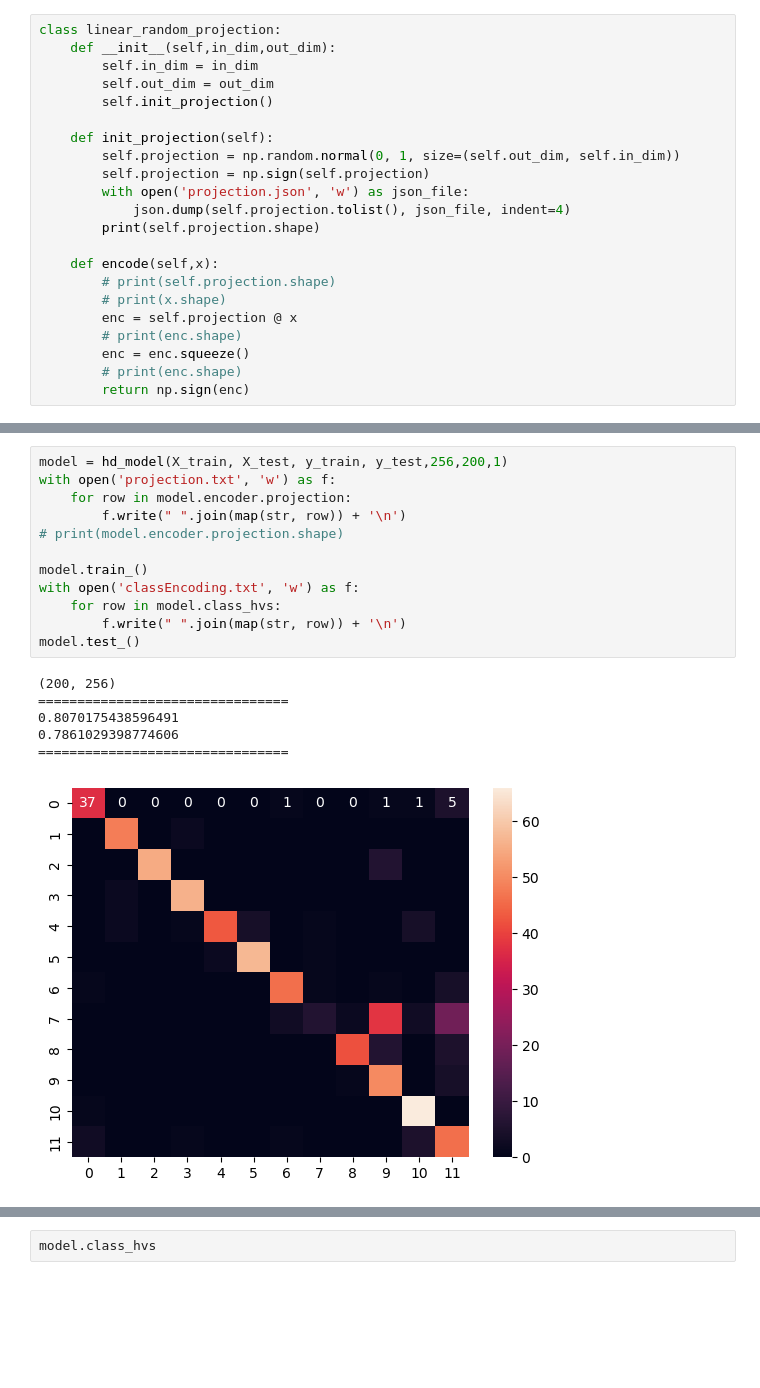
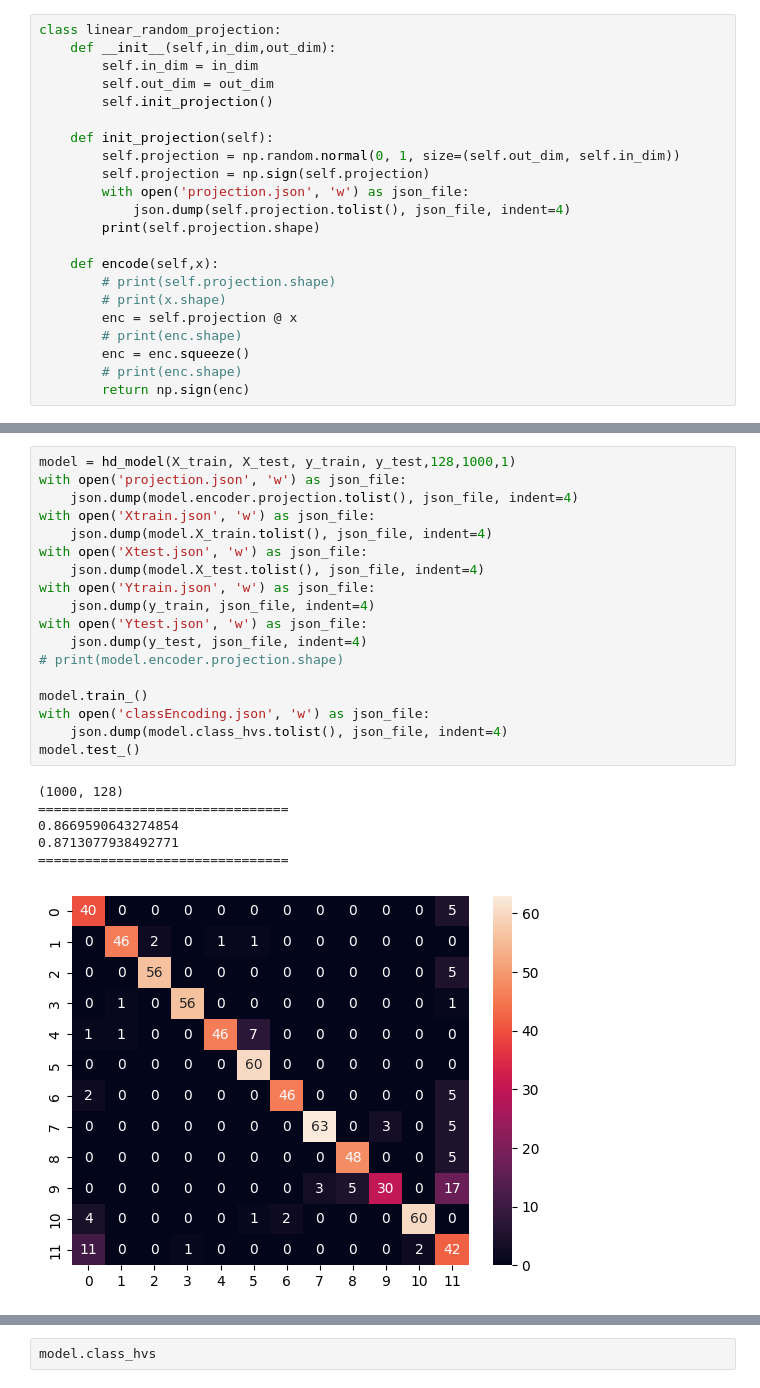
Before and after one commit to RunnnnWang/mbed-HD, a Jupyter notebook: random.ipynb, the cells around one changed output, grey strips where cells are left out. Saved outputs shown, nothing was run; the diff lists cells and outputs as text; blank space fills up the shorter version.

```diff
--- a/random.ipynb
+++ b/random.ipynb
@@ -223,25 +223,31 @@ class hd_model:
                     self.class_hvs[pred] -= enc
                     count += 1
             # print(count)
-# %%
-model = hd_model(X_train, X_test, y_train, y_test,256,200,1)
-with open('projection.txt', 'w') as f:
-    for row in model.encoder.projection:
-        f.write(" ".join(map(str, row)) + '\n')
-# print(model.encoder.projection.shape)
-
-model.train_()
-with open('classEncoding.txt', 'w') as f:
-    for row in model.class_hvs:
-        f.write(" ".join(map(str, row)) + '\n')
-model.test_()
-# %% [output]
-(200, 256)
-================================
-0.8070175438596491
-0.7861029398774606
-================================
-[figure, removed]
+# %%
+model = hd_model(X_train, X_test, y_train, y_test,128,1000,1)
+with open('projection.json', 'w') as json_file:
+    json.dump(model.encoder.projection.tolist(), json_file, indent=4)
+with open('Xtrain.json', 'w') as json_file:
+    json.dump(model.X_train.tolist(), json_file, indent=4)
+with open('Xtest.json', 'w') as json_file:
+    json.dump(model.X_test.tolist(), json_file, indent=4)
+with open('Ytrain.json', 'w') as json_file:
+    json.dump(y_train, json_file, indent=4)
+with open('Ytest.json', 'w') as json_file:
+    json.dump(y_test, json_file, indent=4)
+# print(model.encoder.projection.shape)
+
+model.train_()
+with open('classEncoding.json', 'w') as json_file:
+    json.dump(model.class_hvs.tolist(), json_file, indent=4)
+model.test_()
+# %% [output]
+(1000, 128)
+================================
+0.8669590643274854
+0.8713077938492771
+================================
+[figure, added]
 # %%
 model.retrain()
 model.test_()
```
Also changed, not shown: parts of 5 cells of this notebook.
